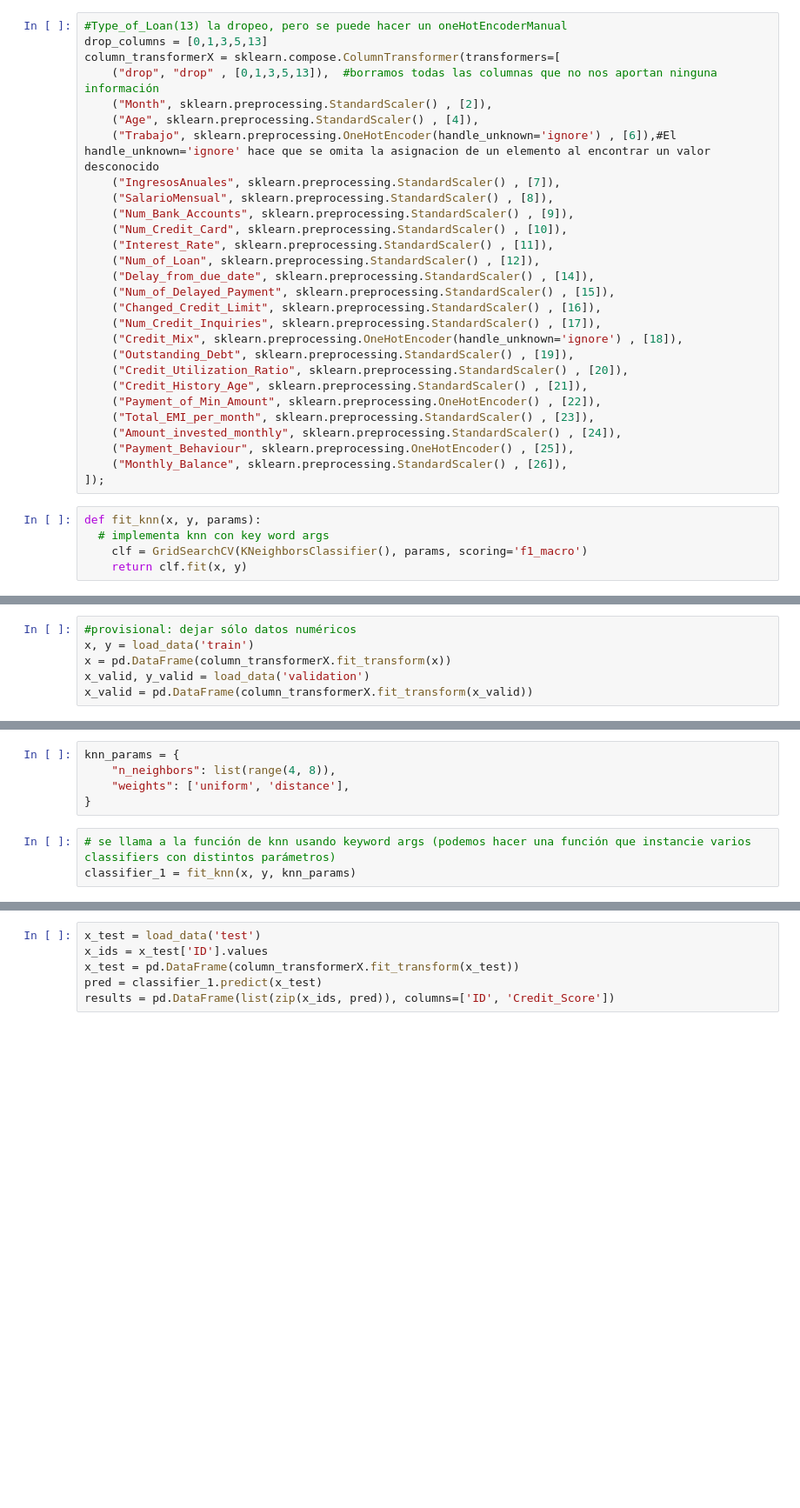
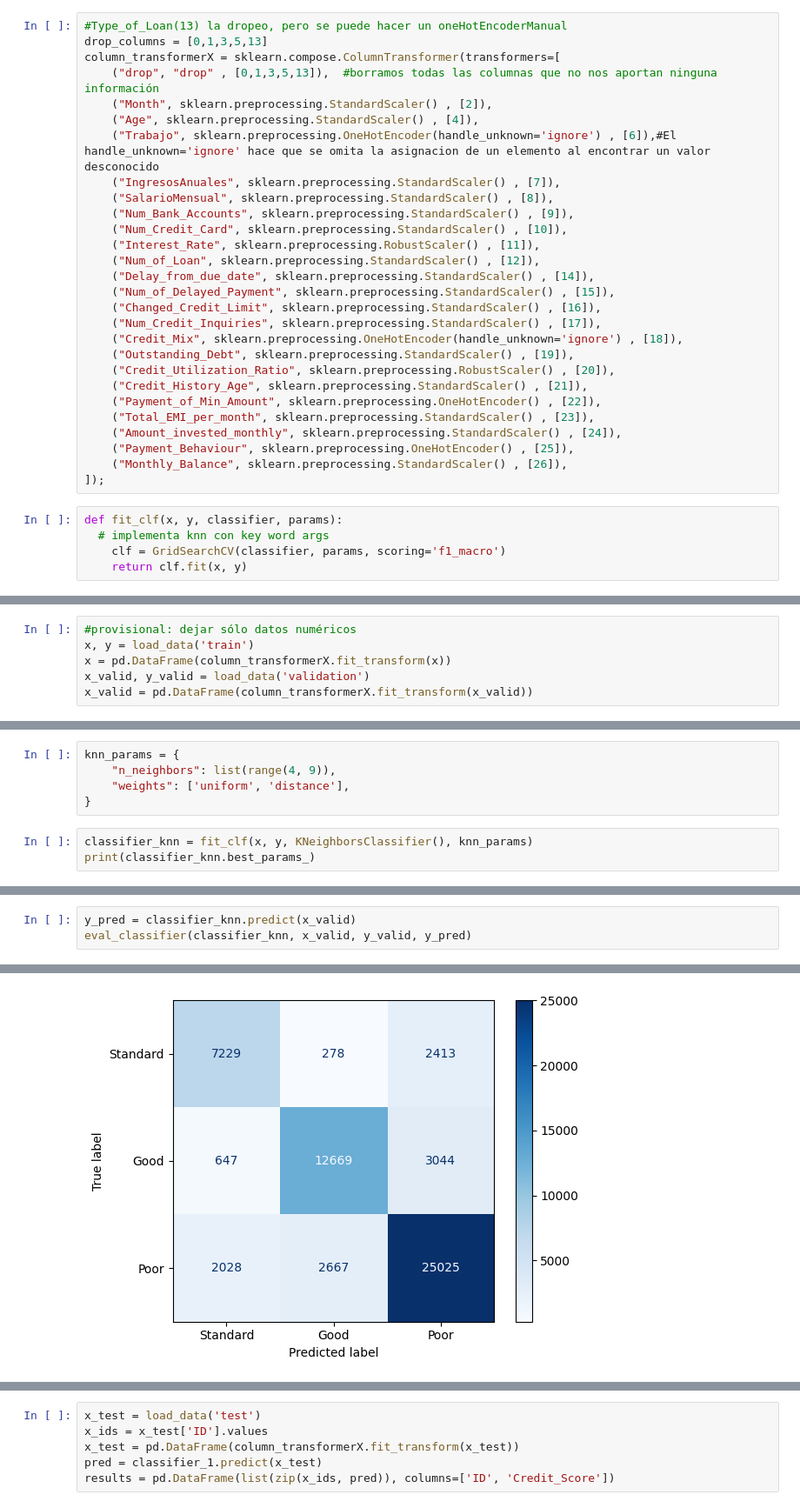
Before and after one commit to gonzalomdvc/ml-datasets, a Jupyter notebook: practica2.ipynb, the cells around one changed output, grey strips where cells are left out. Shown at 87% size. Saved outputs shown, nothing was run; the diff lists cells and outputs as text; blank space fills up the shorter version.

```diff
--- a/practica2.ipynb
+++ b/practica2.ipynb
@@ -46,7 +47,7 @@ column_transformerX = sklearn.compose.ColumnTransformer(transformers=[
     ("SalarioMensual", sklearn.preprocessing.StandardScaler() , [8]),
     ("Num_Bank_Accounts", sklearn.preprocessing.StandardScaler() , [9]),
     ("Num_Credit_Card", sklearn.preprocessing.StandardScaler() , [10]),
-    ("Interest_Rate", sklearn.preprocessing.StandardScaler() , [11]),
+    ("Interest_Rate", sklearn.preprocessing.RobustScaler() , [11]),
     ("Num_of_Loan", sklearn.preprocessing.StandardScaler() , [12]),
     ("Delay_from_due_date", sklearn.preprocessing.StandardScaler() , [14]),
     ("Num_of_Delayed_Payment", sklearn.preprocessing.StandardScaler() , [15]),
@@ -54,7 +55,7 @@ column_transformerX = sklearn.compose.ColumnTransformer(transformers=[
     ("Num_Credit_Inquiries", sklearn.preprocessing.StandardScaler() , [17]),
     ("Credit_Mix", sklearn.preprocessing.OneHotEncoder(handle_unknown='ignore') , [18]),
     ("Outstanding_Debt", sklearn.preprocessing.StandardScaler() , [19]),
-    ("Credit_Utilization_Ratio", sklearn.preprocessing.StandardScaler() , [20]),
+    ("Credit_Utilization_Ratio", sklearn.preprocessing.RobustScaler() , [20]),
     ("Credit_History_Age", sklearn.preprocessing.StandardScaler() , [21]),
     ("Payment_of_Min_Amount", sklearn.preprocessing.OneHotEncoder() , [22]),
     ("Total_EMI_per_month", sklearn.preprocessing.StandardScaler() , [23]),
@@ -63,9 +64,9 @@ column_transformerX = sklearn.compose.ColumnTransformer(transformers=[
     ("Monthly_Balance", sklearn.preprocessing.StandardScaler() , [26]),
 ]);
 # %%
-def fit_knn(x, y, params):
+def fit_clf(x, y, classifier, params):
   # implementa knn con key word args
-    clf = GridSearchCV(KNeighborsClassifier(), params, scoring='f1_macro')
+    clf = GridSearchCV(classifier, params, scoring='f1_macro')
     return clf.fit(x, y)
 # %%
 def eval_classifier(classifier, x_valid, y_valid, y_pred):
@@ -81,8 +84,8 @@ x_valid = pd.DataFrame(column_transformerX.fit_transform(x_valid))
 # %%
 knn_params = {
-    "n_neighbors": list(range(4, 8)),
+    "n_neighbors": list(range(4, 9)),
     "weights": ['uniform', 'distance'],
 }
 # %%
-# se llama a la función de knn usando keyword args (podemos hacer una función que instancie varios classifiers con distintos parámetros)
-classifier_1 = fit_knn(x, y, knn_params)
+classifier_knn = fit_clf(x, y, KNeighborsClassifier(), knn_params)
+print(classifier_knn.best_params_)
@@ -93,0 +94,4 @@ eval_classifier(classifier_1, x_valid, y_valid, y_pred)
+# %%
+y_pred = classifier_knn.predict(x_valid)
+eval_classifier(classifier_knn, x_valid, y_valid, y_pred)
+# %% [output]
@@ -93,0 +107 @@ eval_classifier(classifier_1, x_valid, y_valid, y_pred)
+[figure, added]
```
Also changed, not shown: parts of 13 cells of this notebook, 1 other file.
